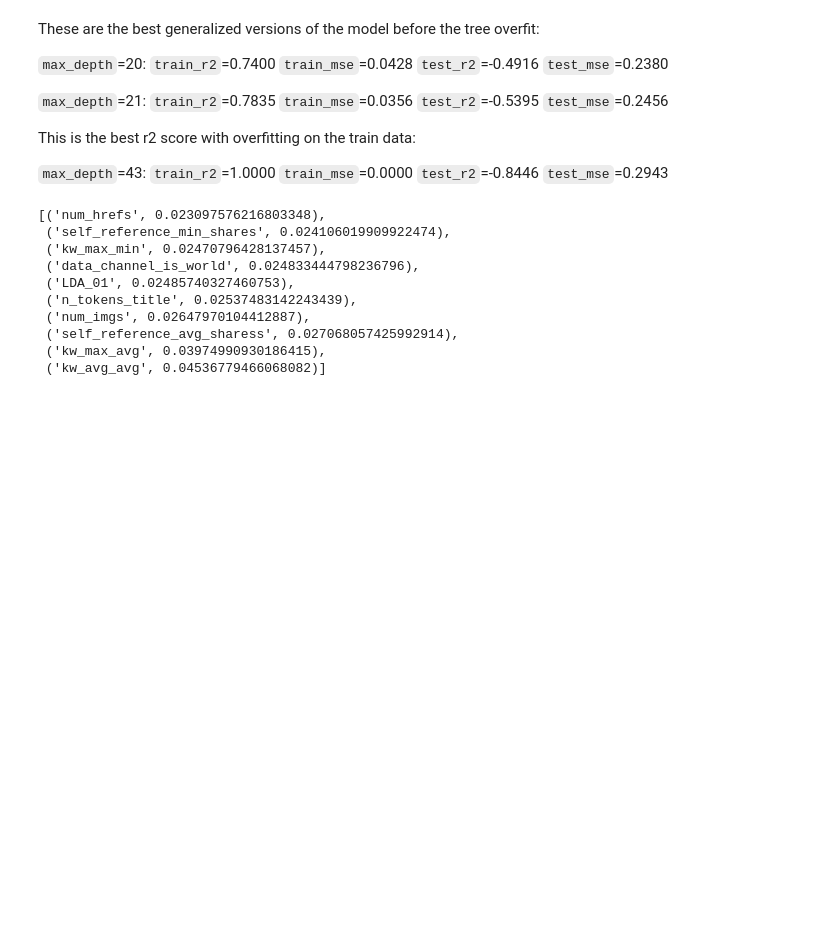
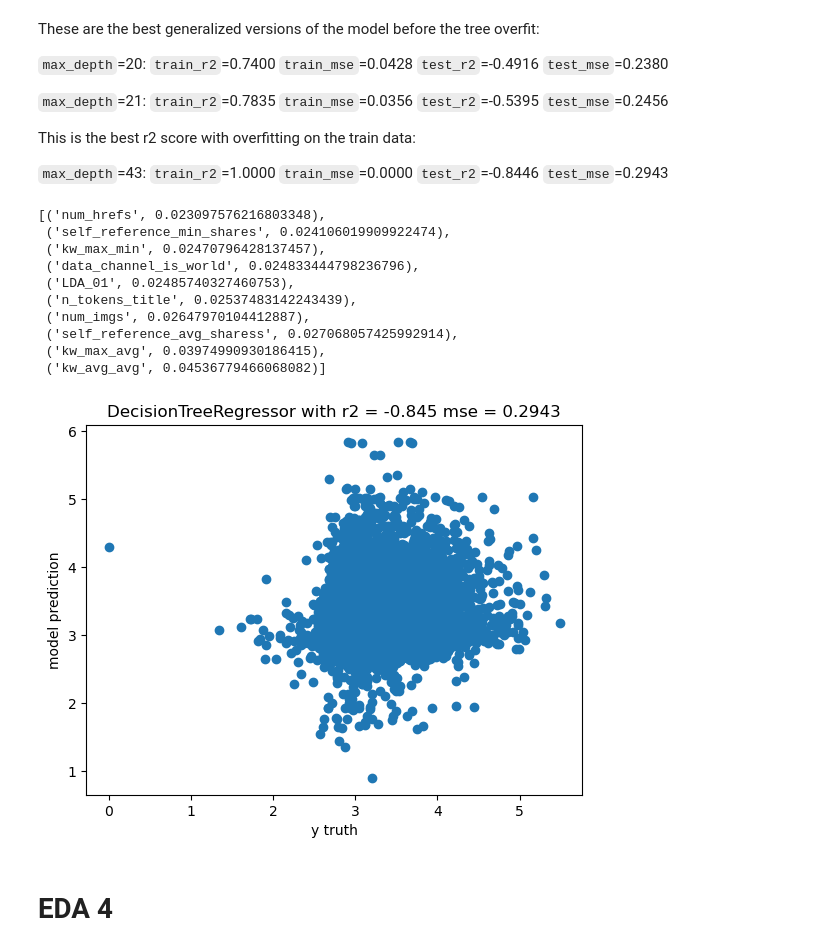
Before and after one commit to stat220/final-lab-chase-cole-grant-noah-group-2, a Jupyter notebook: final-lab.ipynb, the cells around one changed output. Saved outputs shown, nothing was run; the diff lists cells and outputs as text; code cells hidden in the pictures; blank space fills up the shorter version.

```diff
--- a/final-lab.ipynb
+++ b/final-lab.ipynb
@@ -267,9 +291,9 @@ This is the best r2 score with overfitting on the train data:
 
 `max_depth`=43: `train_r2`=1.0000 `train_mse`=0.0000 `test_r2`=-0.8446 `test_mse`=0.2943
 # %%
-best_r2 = r2_info[-1]
+max_depth, best_r2, mse, features = r2_info[-1]
 key = lambda a: abs(a[1])
-best_r2_coef = sorted(best_r2[3], key=key)
+best_r2_coef = sorted(features, key=key)
 best_r2_coef[-10:]
 # %% [output]
 [('num_hrefs', 0.023097576216803348),
@@ -282,3 +306,20 @@ best_r2_coef[-10:]
  ('self_reference_avg_sharess', 0.027068057425992914),
  ('kw_max_avg', 0.03974990930186415),
  ('kw_avg_avg', 0.04536779466068082)]
+# %%
+model = DecisionTreeRegressor(max_depth=max_depth, splitter='random', max_features=1.0, random_state=0)
+model.fit(X_train, y_train)
+
+pred = model.predict(X_test)
+r2 = r2_score(y_test, pred)
+mse = mean_squared_error(y_test, pred)
+# %%
+plt.scatter(y_test, pred)
+plt.title(f'DecisionTreeRegressor with r2 = {r2:.3f} mse = {mse:.4f}')
+plt.xlabel('y truth')
+plt.ylabel('model prediction')
+plt.show()
+# %% [output]
+[figure, added]
+# %% [markdown]
+# EDA 4
```
Also changed, not shown: parts of 4 cells of this notebook.
